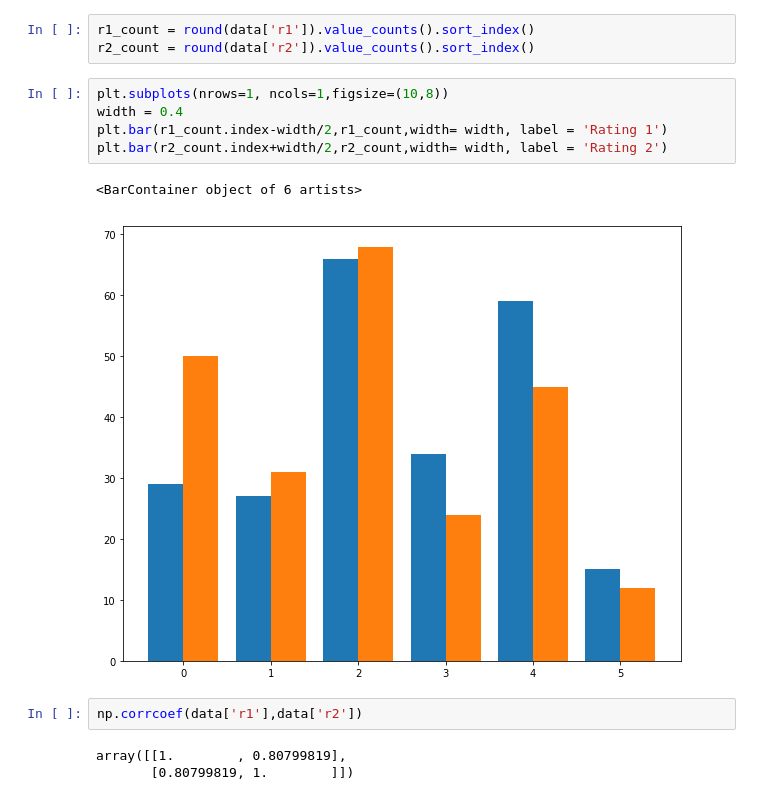
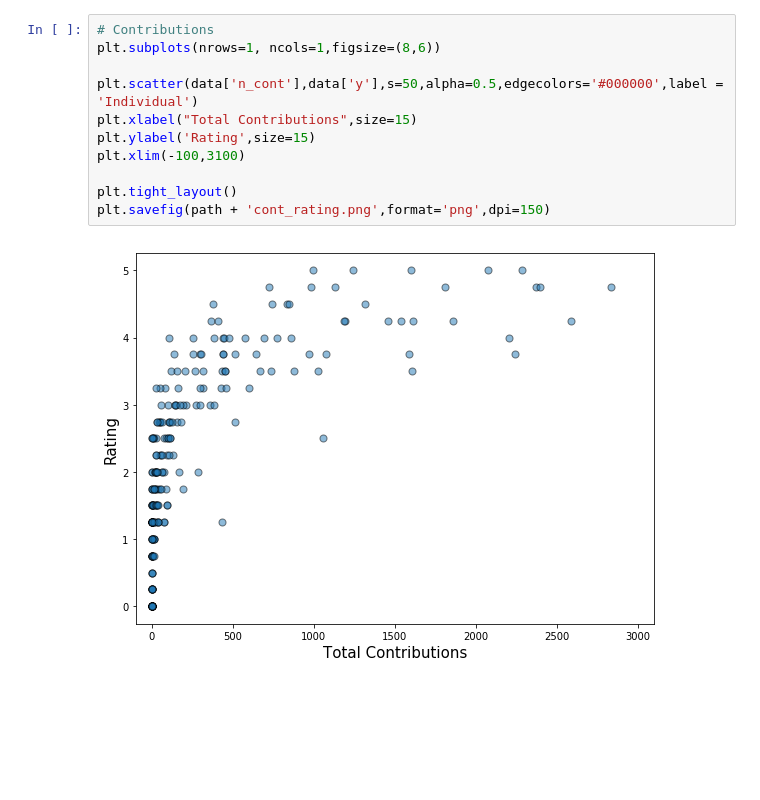
Before and after one commit to conorosully/git-rater, a Jupyter notebook: src/data_exploration.ipynb, the cells around one changed output. Saved outputs shown, nothing was run; the diff lists cells and outputs as text; blank space fills up the shorter version.

```diff
--- a/src/data_exploration.ipynb
+++ b/src/data_exploration.ipynb
@@ -52,17 +28,14 @@ print(round(np.mean(data['y']),2))
-# %%
-r1_count = round(data['r1']).value_counts().sort_index()
-r2_count = round(data['r2']).value_counts().sort_index()
-# %%
-plt.subplots(nrows=1, ncols=1,figsize=(10,8))
-width = 0.4
-plt.bar(r1_count.index-width/2,r1_count,width= width, label = 'Rating 1')
-plt.bar(r2_count.index+width/2,r2_count,width= width, label = 'Rating 2')
-# %% [output]
-<BarContainer object of 6 artists>
-[figure, removed]
-# %%
-np.corrcoef(data['r1'],data['r2'])
-# %% [output]
-array([[1.        , 0.80799819],
-       [0.80799819, 1.        ]])
+# %%
+# Contributions
+plt.subplots(nrows=1, ncols=1,figsize=(8,6))
+
+plt.scatter(data['n_cont'],data['y'],s=50,alpha=0.5,edgecolors='#000000',label = 'Individual')
+plt.xlabel("Total Contributions",size=15)
+plt.ylabel('Rating',size=15)
+plt.xlim(-100,3100)
+
+plt.tight_layout()
+plt.savefig(path + 'cont_rating.png',format='png',dpi=150)
+# %% [output]
+[figure, added]
 # %%
```
Also changed, not shown: parts of 52 cells of this notebook, 6 other files.
